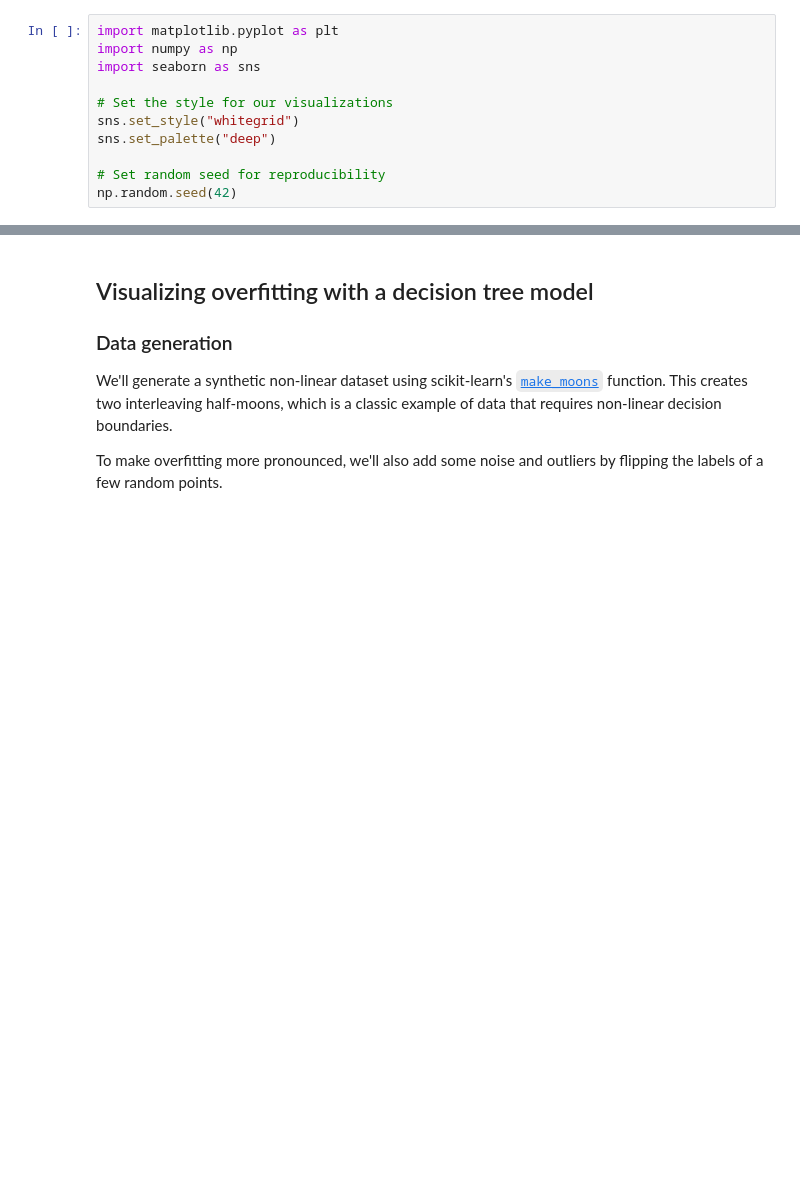
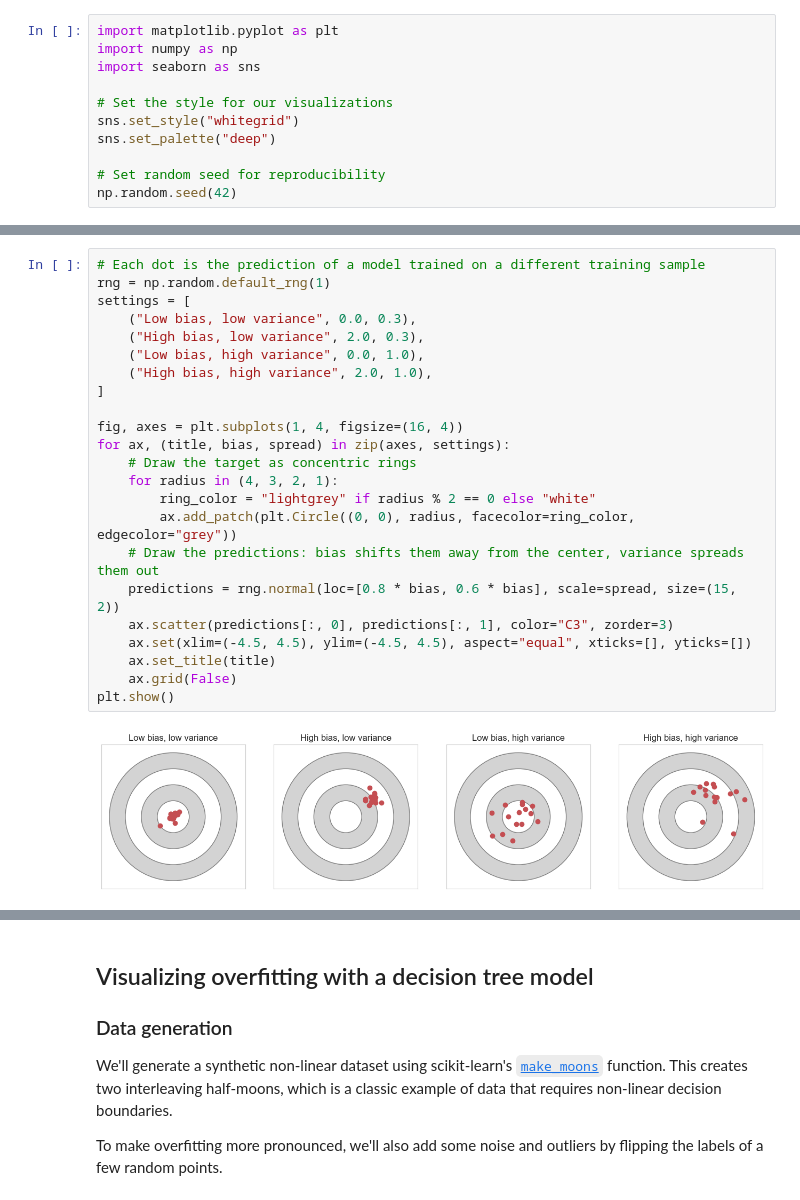
Before and after one commit to CompOmics/lsabd-machine-learning-tutorials, a Jupyter notebook: notebooks/answers/2-overfitting.ipynb, the cells around one changed output, grey strips where cells are left out. Saved outputs shown, nothing was run; the diff lists cells and outputs as text; blank space fills up the shorter version.

```diff
--- a/notebooks/answers/2-overfitting.ipynb
+++ b/notebooks/answers/2-overfitting.ipynb
@@ -35,0 +48,25 @@ np.random.seed(42)
+# %%
+# Each dot is the prediction of a model trained on a different training sample
+rng = np.random.default_rng(1)
+settings = [
+    ("Low bias, low variance", 0.0, 0.3),
+    ("High bias, low variance", 2.0, 0.3),
+    ("Low bias, high variance", 0.0, 1.0),
+    ("High bias, high variance", 2.0, 1.0),
+]
+
+fig, axes = plt.subplots(1, 4, figsize=(16, 4))
+for ax, (title, bias, spread) in zip(axes, settings):
+    # Draw the target as concentric rings
+    for radius in (4, 3, 2, 1):
+        ring_color = "lightgrey" if radius % 2 == 0 else "white"
+        ax.add_patch(plt.Circle((0, 0), radius, facecolor=ring_color, edgecolor="grey"))
+    # Draw the predictions: bias shifts them away from the center, variance spreads them out
+    predictions = rng.normal(loc=[0.8 * bias, 0.6 * bias], scale=spread, size=(15, 2))
+    ax.scatter(predictions[:, 0], predictions[:, 1], color="C3", zorder=3)
+    ax.set(xlim=(-4.5, 4.5), ylim=(-4.5, 4.5), aspect="equal", xticks=[], yticks=[])
+    ax.set_title(title)
+    ax.grid(False)
+plt.show()
+# %% [output]
+[figure, added]
```
Also changed, not shown: parts of 9 cells of this notebook, 1 other file.
